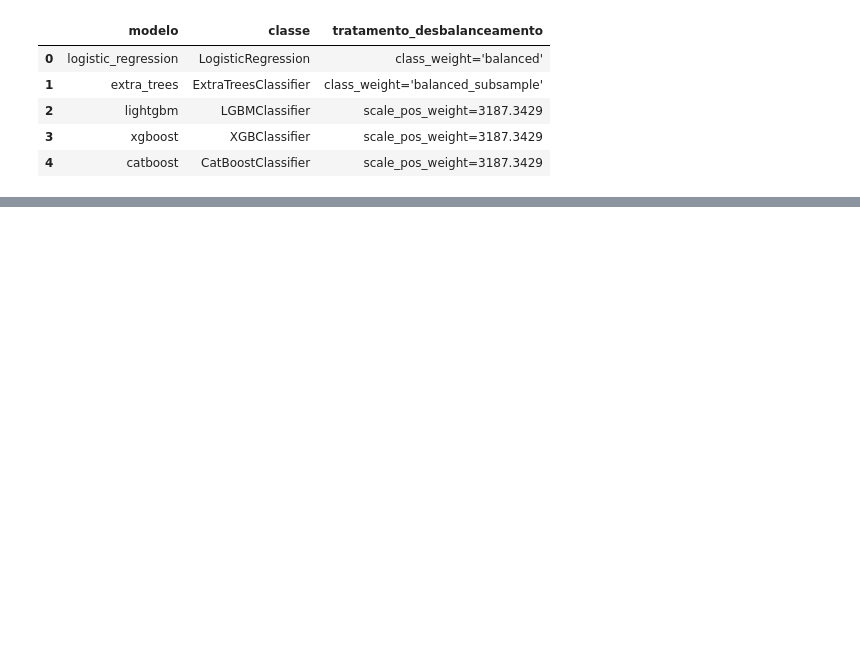
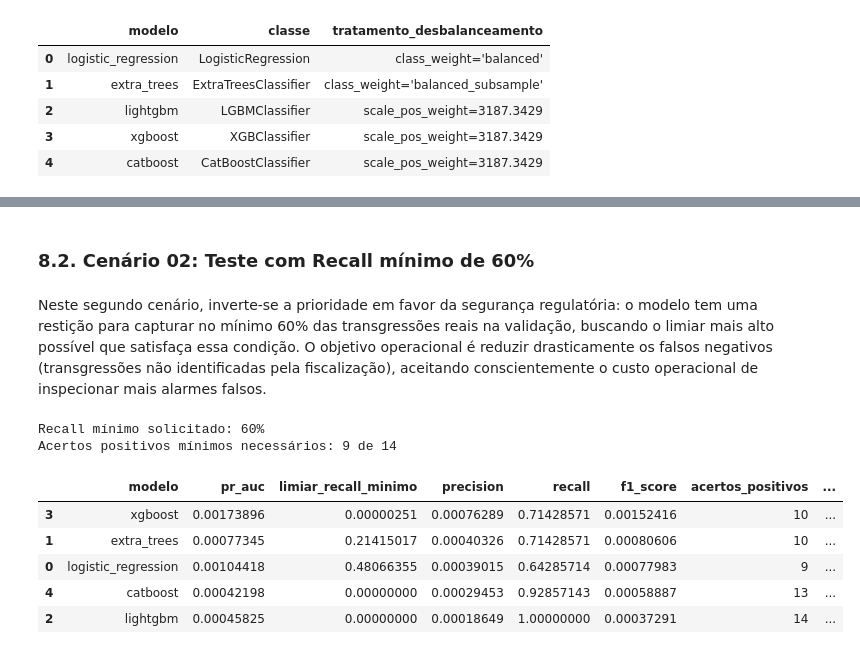
Before and after one commit to vikpires/projeto_aneel_equipe14, a Jupyter notebook: notebooks/05_model_comparative_analysis.ipynb, the cells around one changed output, grey strips where cells are left out. Drawn from its saved outputs; the diff is of its cells as text; code cells hidden in the pictures; blank space fills up the shorter version.

```diff
--- a/notebooks/05_model_comparative_analysis.ipynb
+++ b/notebooks/05_model_comparative_analysis.ipynb
@@ -414,0 +744,63 @@ display(model_specs)
+# %% [markdown]
+### 8.2. Cenário 02: Teste com Recall mínimo de 60%
+# %% [markdown]
+Neste segundo cenário, inverte-se a prioridade em favor da segurança regulatória: o modelo tem uma restição para capturar no mínimo 60% das transgressões reais na validação, buscando o limiar mais alto possível que satisfaça essa condição. O objetivo operacional é reduzir drasticamente os falsos negativos (transgressões não identificadas pela fiscalização), aceitando conscientemente o custo operacional de inspecionar mais alarmes falsos.
+# %%
+# Análise de limiar com Recall mínimo de 60%
+
+minimum_recall = 0.60
+minimum_positive_hits = int(np.ceil(minimum_recall * y_validation.sum()))
+recall_constrained_rows = []
+
+for model_name, scores in validation_scores.items():
+    threshold_info = select_decision_threshold(
+        y_validation,
+        scores,
+        target_recall=minimum_recall,
+        metric="precision",
+    )
+
+    recall_constrained_rows.append(
+        {
+            "modelo": model_name,
+            "pr_auc": average_precision_score(y_validation, scores),
+            "limiar_recall_minimo": threshold_info["threshold"],
+            "precision": threshold_info["precision"],
+            "recall": threshold_info["recall"],
+            "f1_score": threshold_info["f1_score"],
+            "acertos_positivos": int(round(threshold_info["recall"] * y_validation.sum())),
+            "status_recall": "atingido"
+            if threshold_info["recall"] >= minimum_recall
+            else "não atingido",
+        }
+    )
+
+recall_constrained_analysis = pd.DataFrame(recall_constrained_rows).sort_values(
+    ["status_recall", "precision"],
+    ascending=[True, False],
+)
+
+print(f"Recall mínimo solicitado: {minimum_recall:.0%}")
+print(
+    f"Acertos positivos mínimos necessários: {minimum_positive_hits} de {int(y_validation.sum())}"
+)
+display(
+    recall_constrained_analysis.style.format(
+        {
+            "pr_auc": "{:.8f}",
+            "limiar_recall_minimo": "{:.8f}",
+            "precision": "{:.8f}",
+            "recall": "{:.8f}",
+            "f1_score": "{:.8f}",
+        }
+    )
+)
+# %% [output]
+Recall mínimo solicitado: 60%
+Acertos positivos mínimos necessários: 9 de 14
+|  | modelo | pr_auc | limiar_recall_minimo | precision | recall | f1_score | acertos_positivos | ... |
+| 3 | xgboost | 0.00173896 | 0.00000251 | 0.00076289 | 0.71428571 | 0.00152416 | 10 | ... |
+| 1 | extra_trees | 0.00077345 | 0.21415017 | 0.00040326 | 0.71428571 | 0.00080606 | 10 | ... |
+| 0 | logistic_regression | 0.00104418 | 0.48066355 | 0.00039015 | 0.64285714 | 0.00077983 | 9 | ... |
+| 4 | catboost | 0.00042198 | 0.00000000 | 0.00029453 | 0.92857143 | 0.00058887 | 13 | ... |
+| 2 | lightgbm | 0.00045825 | 0.00000000 | 0.00018649 | 1.00000000 | 0.00037291 | 14 | ... |
```
Also changed, not shown: parts of 53 cells of this notebook, 7 other files.
